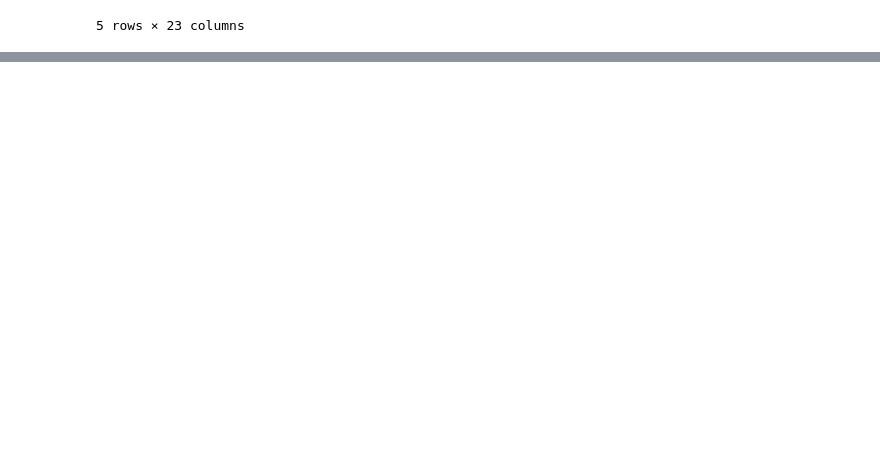
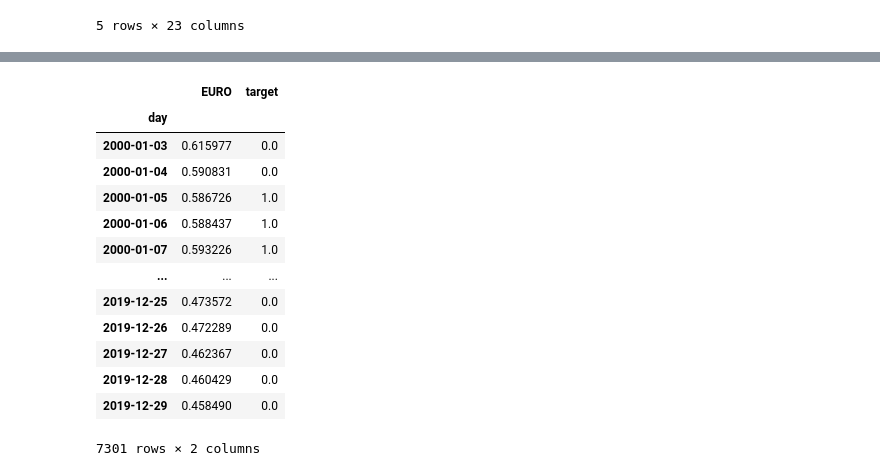
Before and after one commit to lbotti319/currency_nn, a Jupyter notebook: BasicNN.ipynb, the cells around one changed output, grey strips where cells are left out. Drawn from its saved outputs; the diff is of its cells as text; code cells hidden in the pictures; blank space fills up the shorter version.

```diff
--- a/BasicNN.ipynb
+++ b/BasicNN.ipynb
@@ -116,0 +45,17 @@ work_df.head(n=10)
+# %%
+set_target(work_df, 3)
+# %% [output]
+|  | EURO | target |
+| day |  |  |
+| 2000-01-03 | 0.615977 | 0.0 |
+| 2000-01-04 | 0.590831 | 0.0 |
+| 2000-01-05 | 0.586726 | 1.0 |
+| 2000-01-06 | 0.588437 | 1.0 |
+| 2000-01-07 | 0.593226 | 1.0 |
+| ... | ... | ... |
+| 2019-12-25 | 0.473572 | 0.0 |
+| 2019-12-26 | 0.472289 | 0.0 |
+| 2019-12-27 | 0.462367 | 0.0 |
+| 2019-12-28 | 0.460429 | 0.0 |
+| 2019-12-29 | 0.458490 | 0.0 |
+7301 rows × 2 columns
```
Also changed, not shown: parts of 23 cells of this notebook, 3 other files.
